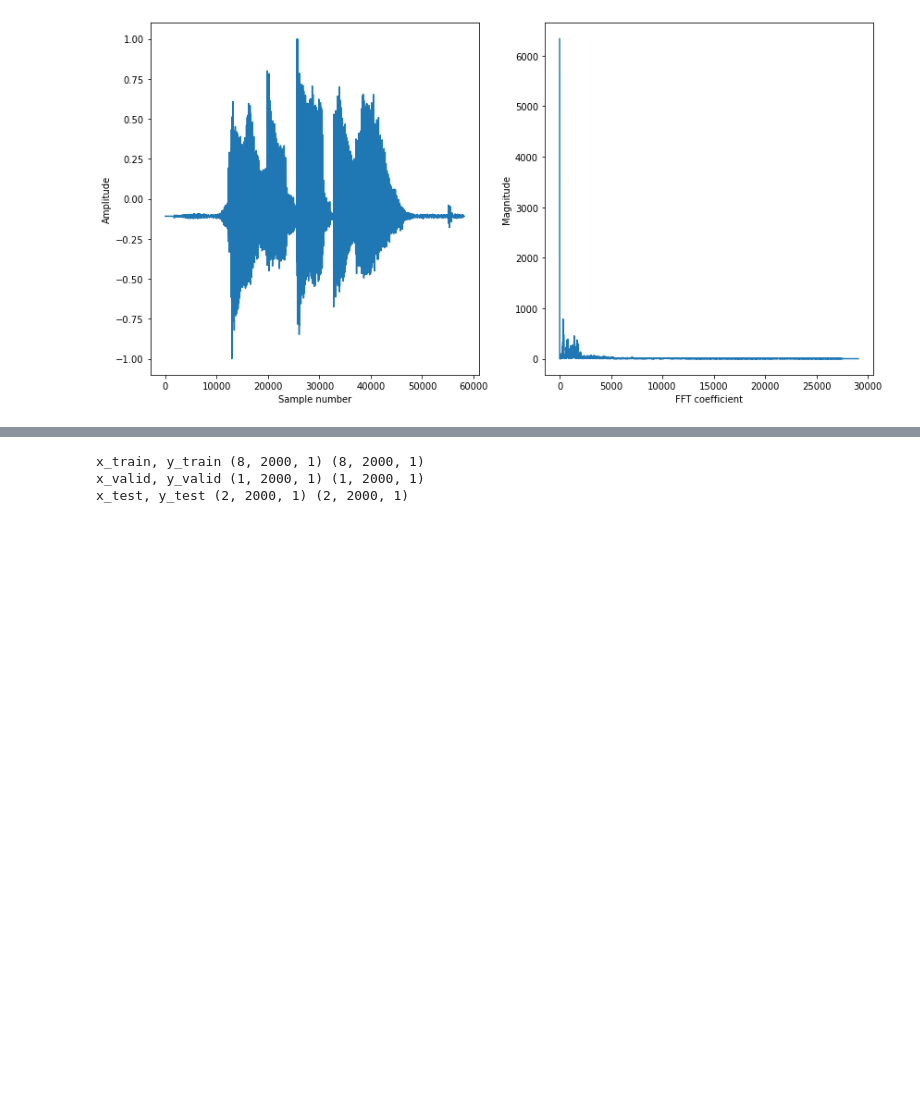
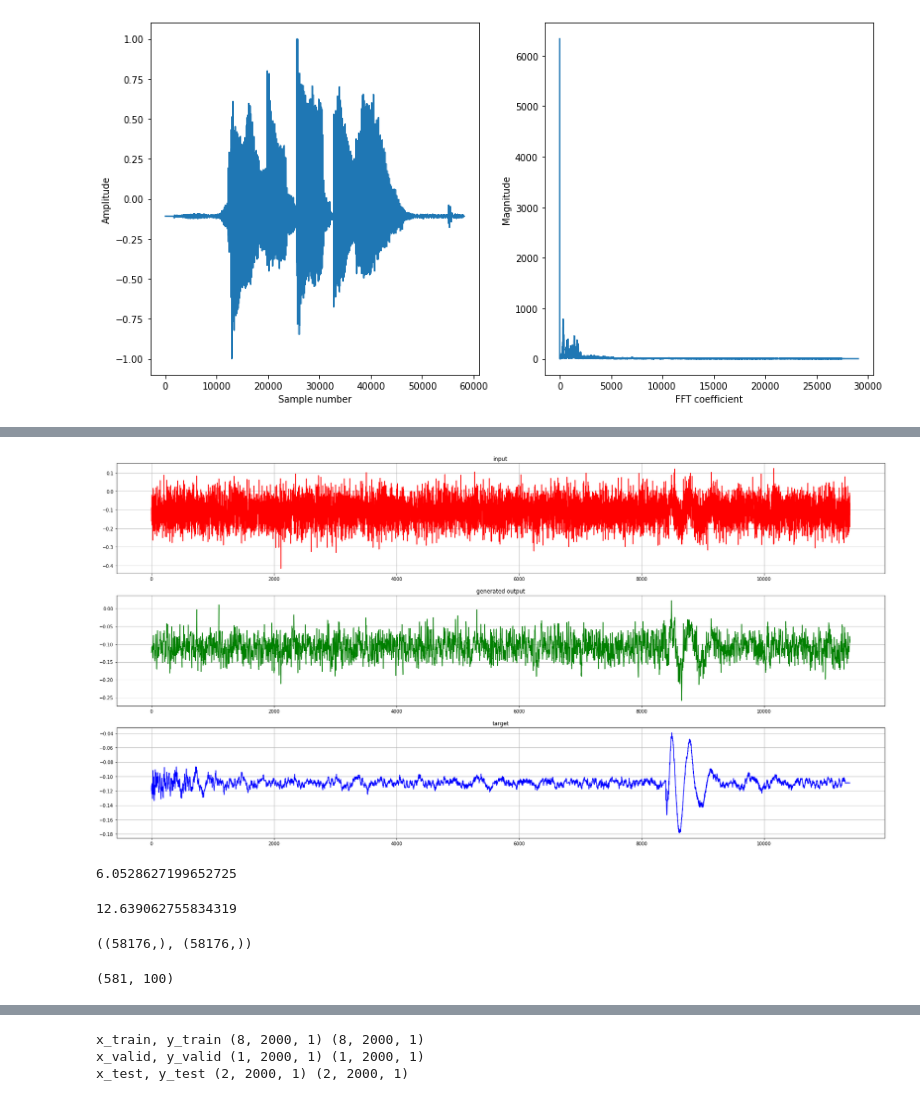
Before and after one commit to Nadiam75/DeepLearning_HW_3, a Jupyter notebook: Q2.ipynb, the cells around one changed output, grey strips where cells are left out. Drawn from its saved outputs; the diff is of its cells as text; code cells hidden in the pictures; blank space fills up the shorter version.

```diff
--- a/Q2.ipynb
+++ b/Q2.ipynb
@@ -1107,0 +1188,27 @@ signal.shape[0],
+# %%
+y_hat = SimpleRNNmodel.predict(x_test)
+# %%
+test_input = x_test.reshape((500 , 11400 , 1))
+y_hat_reshaped = y_hat.reshape((500 , 11400 , 1))
+target_reshaped = y_test.reshape((500 , 11400 , 1))
+# %%
+plt.figure(figsize = (30 , 15))
+plt.subplot(3,1,1)
+plt.plot (np.arange(11400).T , test_input[-1] , 'r')
+
+plt.title('input')
+plt.grid()
+
+plt.subplot(3,1,2)
+plt.plot (np.arange(11400).T ,y_hat_reshaped[-1] , 'g' )
+
+plt.title('generated output')
+plt.grid()
+
+plt.subplot(3,1,3)
+plt.plot (np.arange(11400).T , target_reshaped[-1] , 'b' )
+
+plt.title('target')
+plt.grid()
+# %% [output]
+[figure, added]
@@ -1107,0 +1221,12 @@ signal.shape[0],
+# %%
+calc_SNR( target_reshaped[-1] , test_input[-1])
+# %% [output]
+6.0528627199652725
+# %%
+calc_SNR( target_reshaped[-1] , y_hat_reshaped[-1])
+# %% [output]
+12.639062755834319
+# %%
+noisy[1].shape , denoised[1].shape
+# %% [output]
+((58176,), (58176,))
@@ -1107,0 +1241,4 @@ signal.shape[0],
+# %%
+calculated_output.shape
+# %% [output]
+(581, 100)
```
Also changed, not shown: parts of 35 cells of this notebook.
